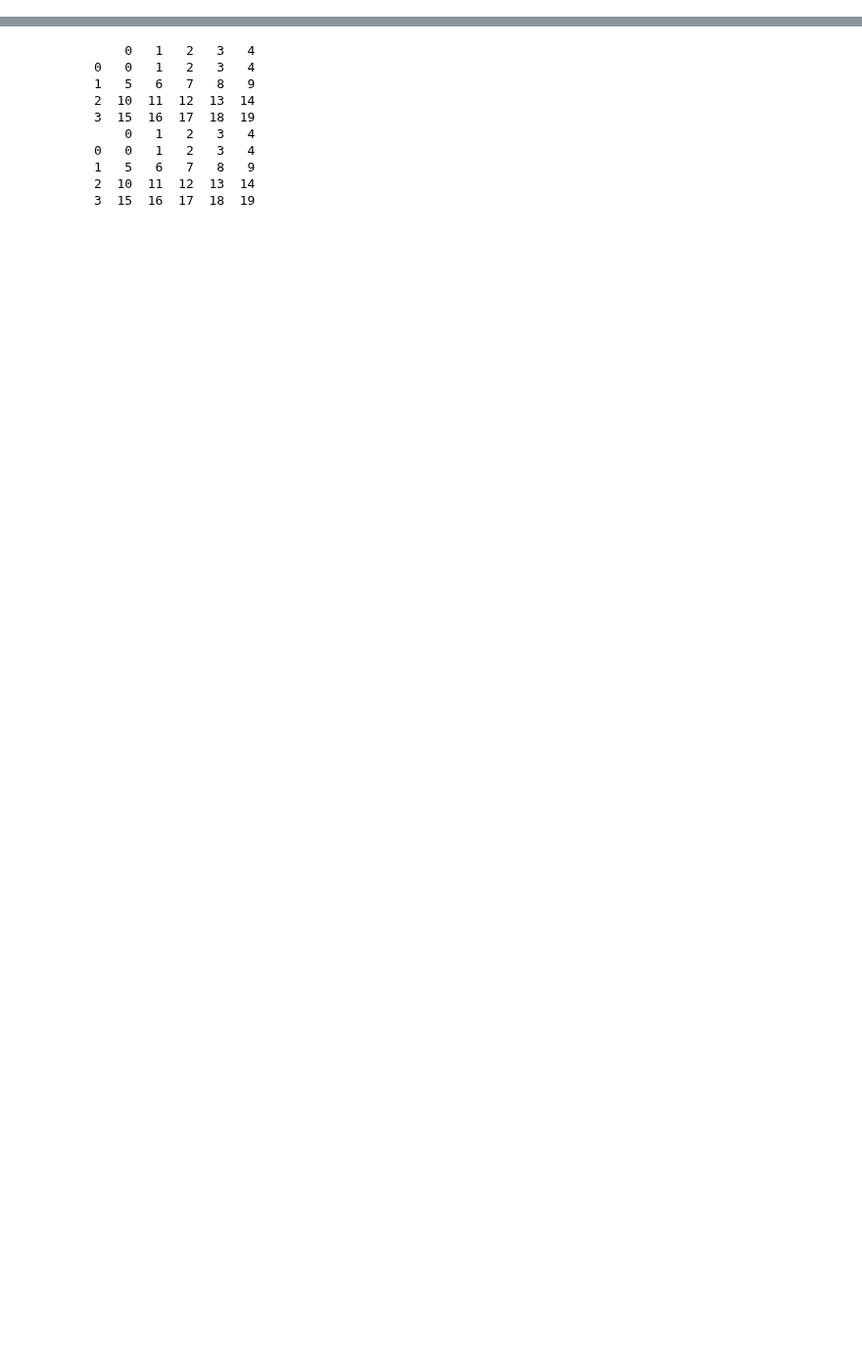
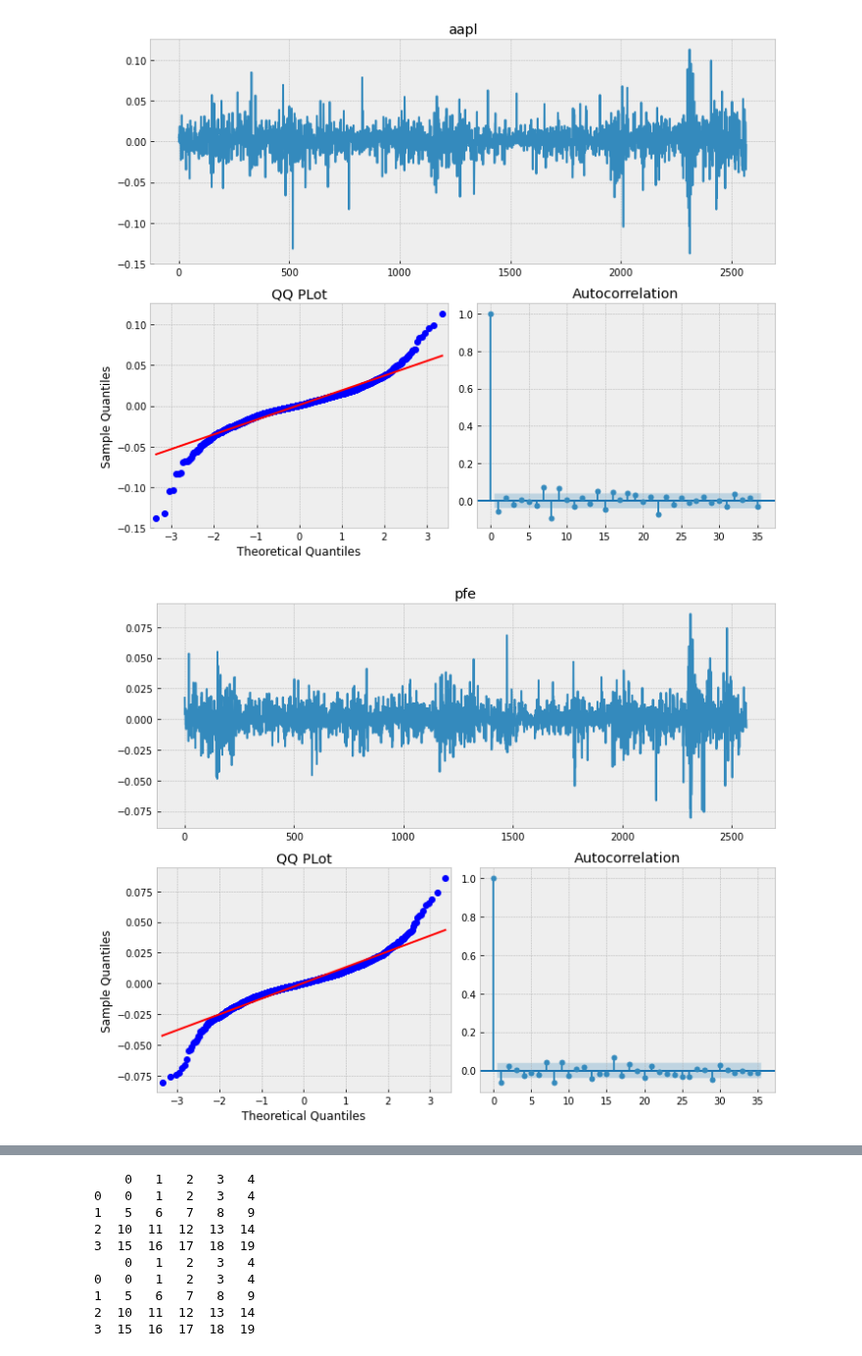
Before and after one commit to beginnerSC/mscf_hw_spring, a Jupyter notebook: TS/Homework #1.ipynb, the cells around one changed output, grey strips where cells are left out. Shown at 98% size. Cells and saved outputs as stored; diff of their text form; code cells hidden in the pictures; blank space fills up the shorter version.

```diff
--- a/TS/Homework #1.ipynb
+++ b/TS/Homework #1.ipynb
@@ -14,7 +41,7 @@ import matplotlib as mp
 import seaborn as sns
 # %%
 
-def tsplot(y, lags=None, figsize = (10,8), style = 'bmh'):
+def tsplot(y, lags=None, figsize = (10,8), style = 'bmh', title=None):
     if not isinstance(y, pd.Series):
         y = pd.Series(y)
     with plt.style.context(style):
@@ -24,22 +51,28 @@ def tsplot(y, lags=None, figsize = (10,8), style = 'bmh'):
         acf_ax = plt.subplot2grid(layout, (1,1))
         qq_ax = plt.subplot2grid(layout, (1,0))
         y.plot(ax = ts_ax)
-        ts_ax.set_title('Insert Title')
+        ts_ax.set_title(title)
         smt.graphics.plot_acf(y, lags = lags, ax=acf_ax,alpha = 0.05)
         sm.qqplot(y, line = 's', ax=qq_ax)
         qq_ax.set_title('QQ PLot')
         plt.tight_layout()
     return
 # %%
-start = '2011-01-01'
-end = '2021-03-21'
-price = pdr.get_data_yahoo('gs',start,end)
-adjclose = price_data['Adj Close']
-shf = 1
-logret = np.log(adjclose/adjclose.shift(shf)).dropna()
-L = len(logret)
-LL = int(L/shf)
-logret_shf = np.zeros(LL)
-for i in range(int(L/shf)):
-    logret_shf[i] = logret[i*shf].tsplot(logret_shf)
-plt.show()
+for ticker in ['aapl', 'pfe', 'gme', 'btc-usd']:
+    start = '2011-01-01'
+    end = '2021-03-21'
+    price = pdr.get_data_yahoo(ticker,start,end)
+    adjclose = price['Adj Close']
+    shf = 1
+    logret = np.log(adjclose/adjclose.shift(shf)).dropna()
+    L = len(logret)
+    LL = int(L/shf)
+    logret_shf = np.zeros(LL)
+    for i in range(int(L/shf)):
+        logret_shf[i] = logret[i*shf]
+
+    tsplot(logret_shf, title=ticker)
+    plt.show()
+# %% [output]
+[figure, added]
+[figure, added]
```
Also changed, not shown: parts of 6 cells of this notebook.
